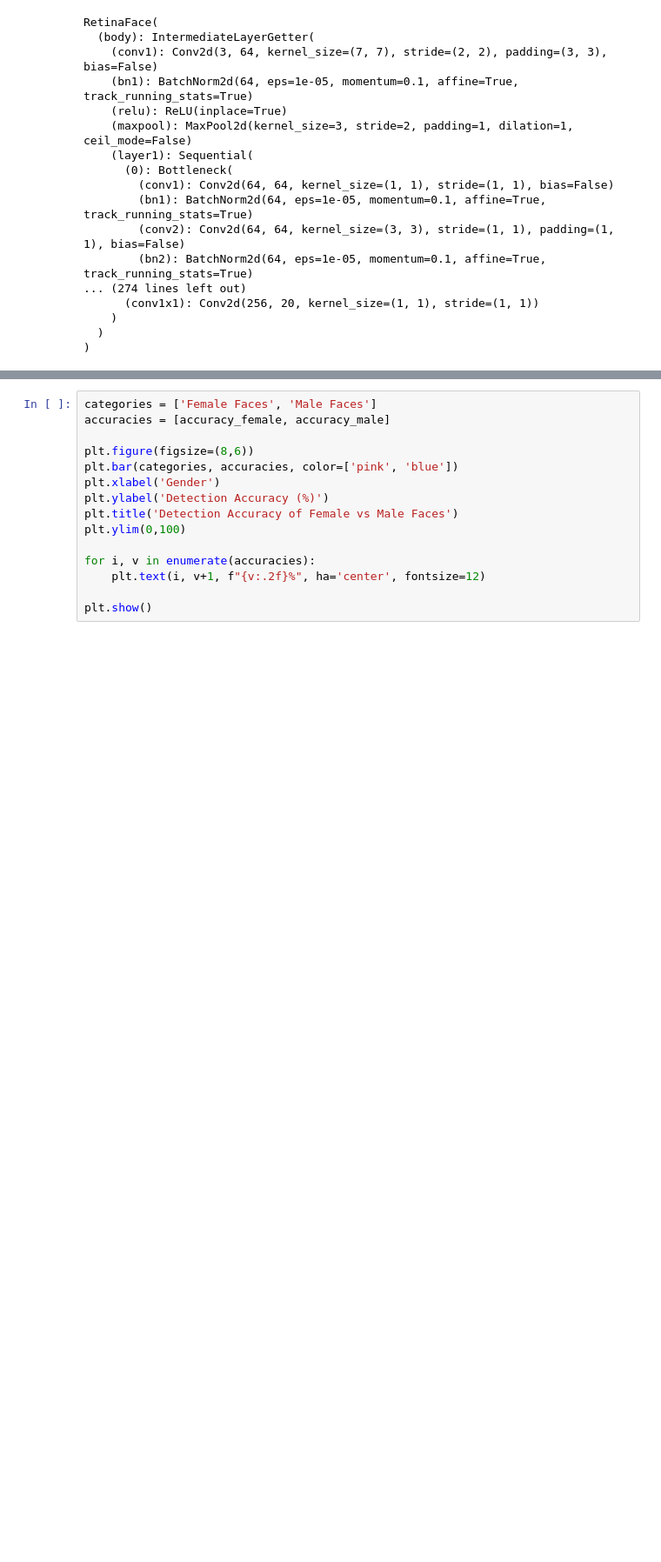
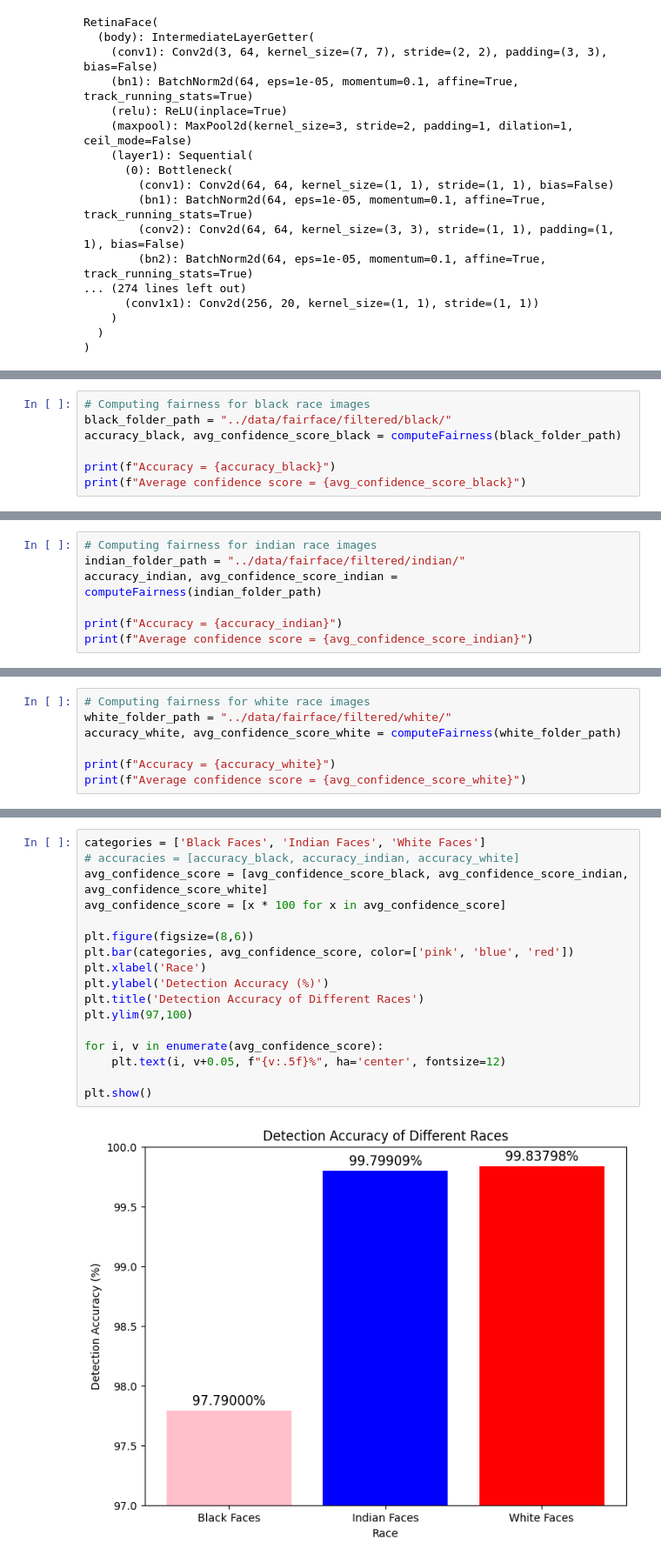
Before and after one commit to CS427-Project/CS427, a Jupyter notebook: fairness/adf.ipynb, the cells around one changed output, grey strips where cells are left out. Shown: that part at 87% size. Cells and saved outputs as stored; diff of their text form; blank space fills up the shorter version.

Commit message:
feat(fairness): computed fairness for black, indian and white race and visualised it in a bar graph

```diff
--- a/fairness/adf.ipynb
+++ b/fairness/adf.ipynb
@@ -268,0 +248,7 @@ print(f"Accuracy = {accuracy_male}")
+# %%
+# Computing fairness for black race images
+black_folder_path = "../data/fairface/filtered/black/"
+accuracy_black, avg_confidence_score_black = computeFairness(black_folder_path)
+
+print(f"Accuracy = {accuracy_black}")
+print(f"Average confidence score = {avg_confidence_score_black}")
@@ -268,0 +258,7 @@ print(f"Accuracy = {accuracy_male}")
+# %%
+# Computing fairness for indian race images
+indian_folder_path = "../data/fairface/filtered/indian/"
+accuracy_indian, avg_confidence_score_indian = computeFairness(indian_folder_path)
+
+print(f"Accuracy = {accuracy_indian}")
+print(f"Average confidence score = {avg_confidence_score_indian}")
@@ -268,0 +268,7 @@ print(f"Accuracy = {accuracy_male}")
+# %%
+# Computing fairness for white race images
+white_folder_path = "../data/fairface/filtered/white/"
+accuracy_white, avg_confidence_score_white = computeFairness(white_folder_path)
+
+print(f"Accuracy = {accuracy_white}")
+print(f"Average confidence score = {avg_confidence_score_white}")
@@ -269,15 +278,19 @@ print(f"Accuracy = {accuracy_male}")
 # %%
-categories = ['Female Faces', 'Male Faces']
-accuracies = [accuracy_female, accuracy_male]
+categories = ['Black Faces', 'Indian Faces', 'White Faces']
+# accuracies = [accuracy_black, accuracy_indian, accuracy_white]
+avg_confidence_score = [avg_confidence_score_black, avg_confidence_score_indian, avg_confidence_score_white]
+avg_confidence_score = [x * 100 for x in avg_confidence_score]
 
 plt.figure(figsize=(8,6))
-plt.bar(categories, accuracies, color=['pink', 'blue'])
-plt.xlabel('Gender')
+plt.bar(categories, avg_confidence_score, color=['pink', 'blue', 'red'])
+plt.xlabel('Race')
 plt.ylabel('Detection Accuracy (%)')
-plt.title('Detection Accuracy of Female vs Male Faces')
-plt.ylim(0,100)
+plt.title('Detection Accuracy of Different Races')
+plt.ylim(97,100)
 
-for i, v in enumerate(accuracies):
-    plt.text(i, v+1, f"{v:.2f}%", ha='center', fontsize=12)
+for i, v in enumerate(avg_confidence_score):
+    plt.text(i, v+0.05, f"{v:.5f}%", ha='center', fontsize=12)
 
 plt.show()
+# %% [output]
+[figure, added]
```
Also changed, not shown: parts of 9 cells of this notebook.
